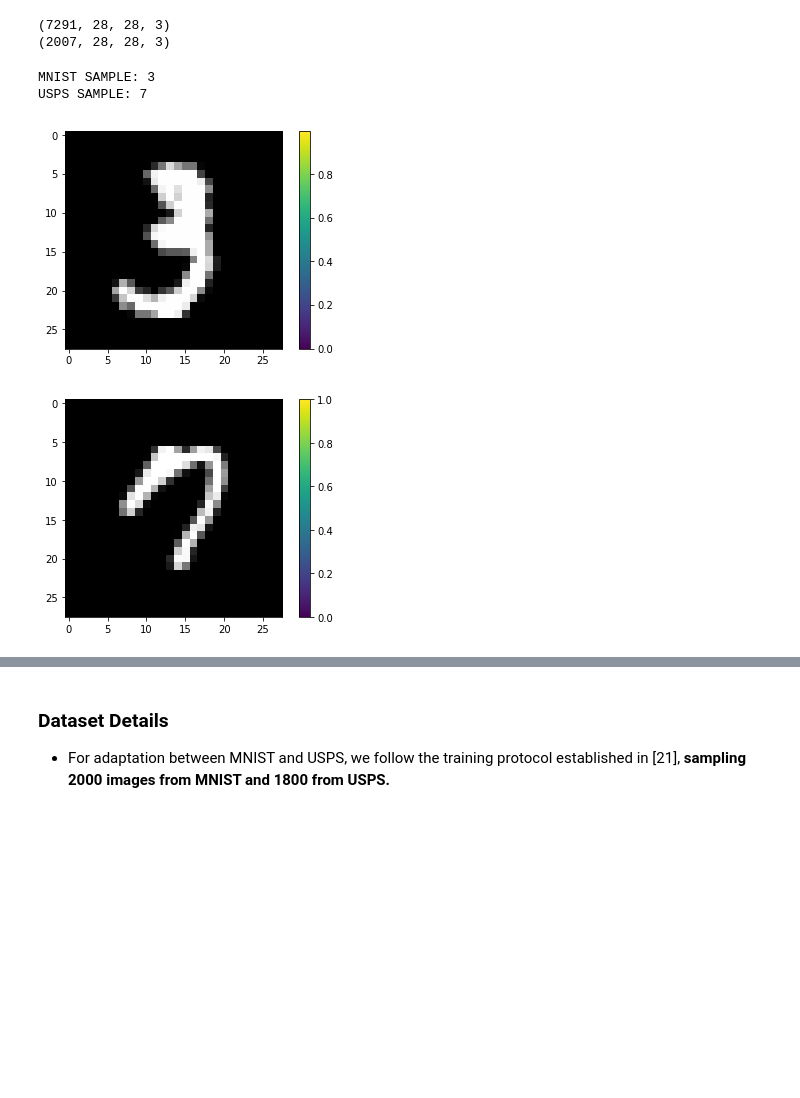
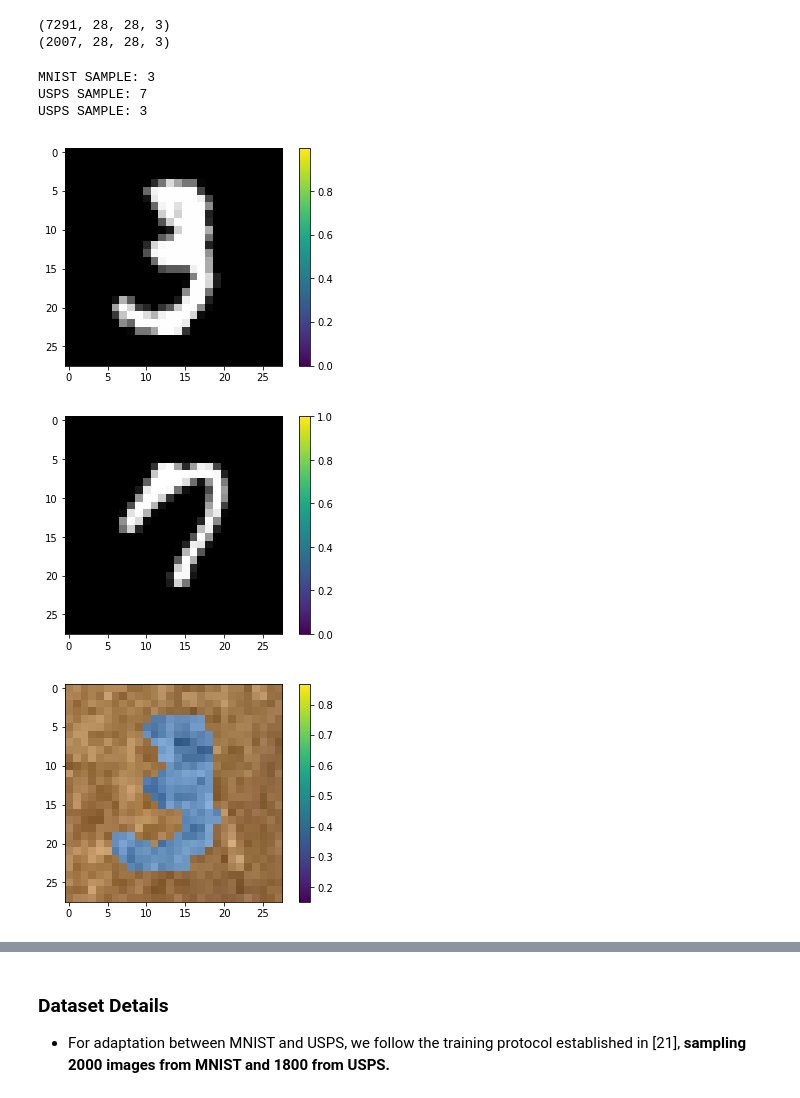
Before and after one commit to jaehwi0823/ADDA, a Jupyter notebook: adda_usps.ipynb, the cells around one changed output, grey strips where cells are left out. Saved outputs shown, nothing was run; the diff lists cells and outputs as text; code cells hidden in the pictures; blank space fills up the shorter version.

Commit message:
results using mnistm dataset

```diff
--- a/adda_usps.ipynb
+++ b/adda_usps.ipynb
@@ -48,18 +50,29 @@ print(usps_X_.shape)
 # %% [output]
 (7291, 28, 28, 3)
 (2007, 28, 28, 3)
+# %%
+# Load MNIST-M
+mnistm = pkl.load(open('mnistm.pkl', 'rb'))
+mnistm_X = mnistm['train'] / 255
+mnistm_X = mnistm_X.astype('float32')
+mnistm_X_ = mnistm['test'] / 255
+mnistm_X_ = mnistm_X_.astype('float32')
 # %%
 def show_img(img):
     plt.figure()
     plt.imshow(img)
     plt.colorbar()
 
 print("MNIST SAMPLE: {}".format(mnist_y[10]))
 show_img(mnist_X[10])
 print("USPS SAMPLE: {}".format(usps_y[10]))
 show_img(usps_X[10])
+print("USPS SAMPLE: {}".format(mnist_y[10]))
+show_img(mnistm_X[10])
 # %% [output]
 MNIST SAMPLE: 3
 USPS SAMPLE: 7
+USPS SAMPLE: 3
 [figure]
 [figure]
+[figure, added]
```
Also changed, not shown: parts of 23 cells of this notebook, 2 other files.
